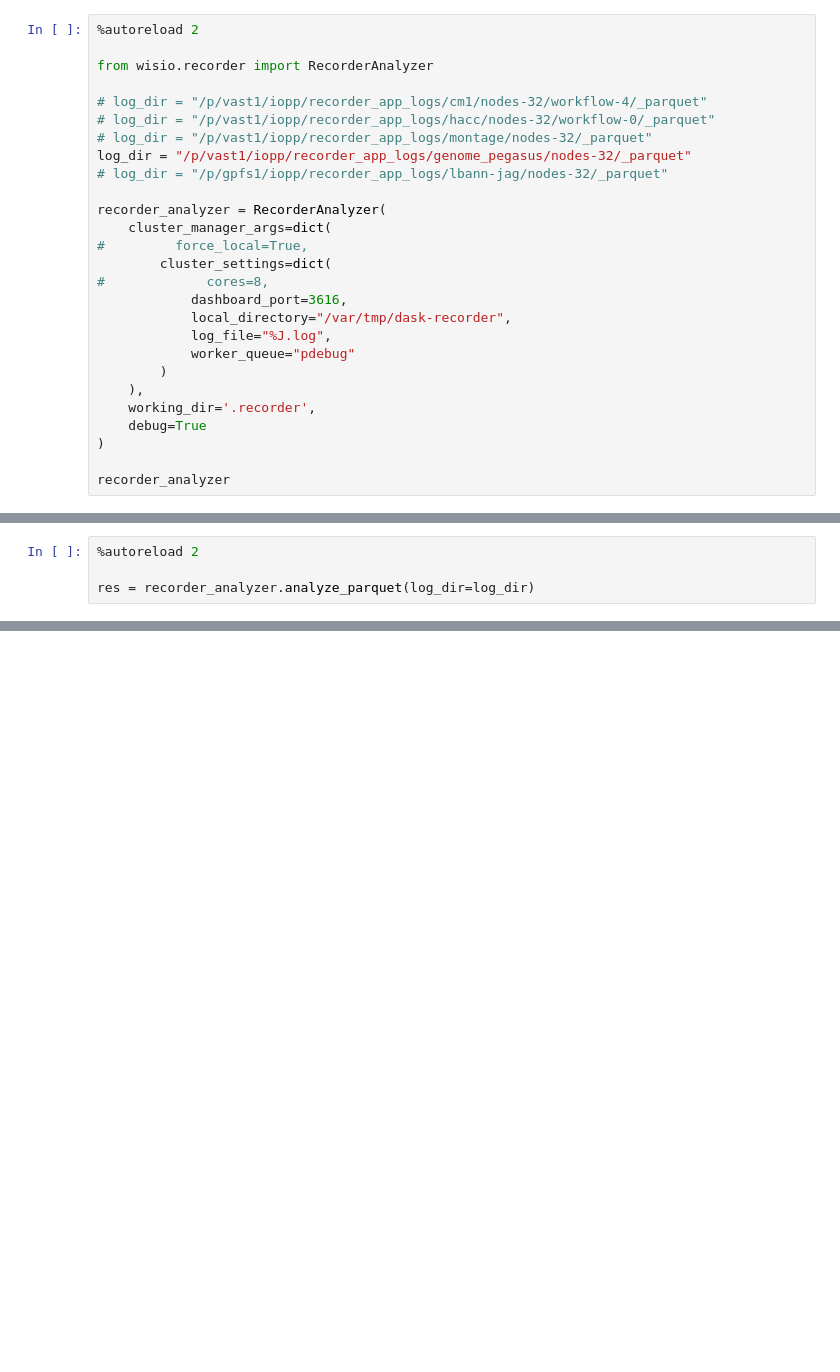
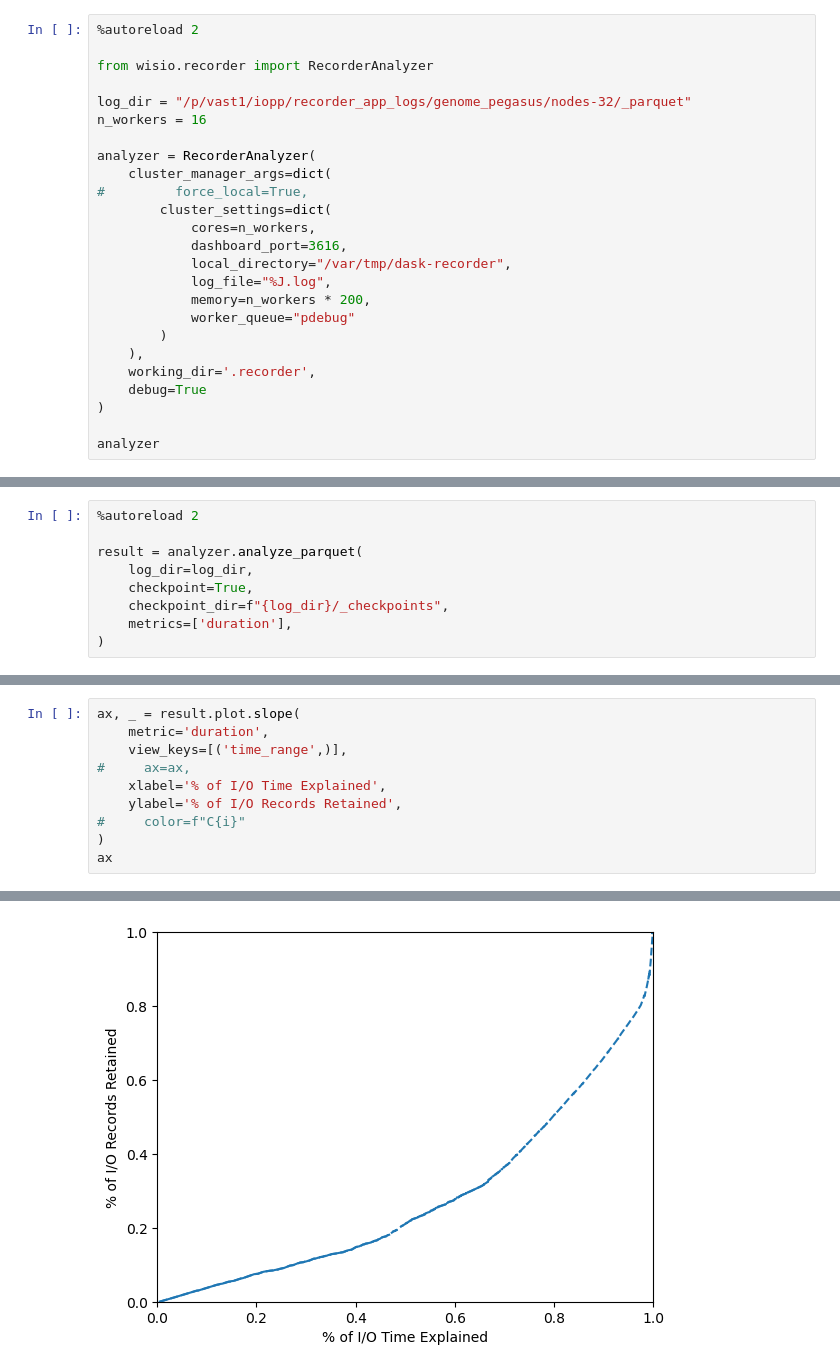
Before and after one commit to izzet/wisio, a Jupyter notebook: notebooks/recorder-genome.ipynb, the cells around one changed output, grey strips where cells are left out. Saved outputs shown, nothing was run; the diff lists cells and outputs as text; blank space fills up the shorter version.

Commit message:
Large workflows analyzed.

```diff
--- a/notebooks/recorder-genome.ipynb
+++ b/notebooks/recorder-genome.ipynb
@@ -28,20 +34,18 @@ time: 1.07 s (started: 2023-03-02 13:14:37 -08:00)
 
 from wisio.recorder import RecorderAnalyzer
 
-# log_dir = "/p/vast1/iopp/recorder_app_logs/cm1/nodes-32/workflow-4/_parquet"
-# log_dir = "/p/vast1/iopp/recorder_app_logs/hacc/nodes-32/workflow-0/_parquet"
-# log_dir = "/p/vast1/iopp/recorder_app_logs/montage/nodes-32/_parquet"
 log_dir = "/p/vast1/iopp/recorder_app_logs/genome_pegasus/nodes-32/_parquet"
-# log_dir = "/p/gpfs1/iopp/recorder_app_logs/lbann-jag/nodes-32/_parquet"
+n_workers = 16
 
-recorder_analyzer = RecorderAnalyzer(
+analyzer = RecorderAnalyzer(
     cluster_manager_args=dict(
 #         force_local=True,
         cluster_settings=dict(
-#             cores=8,
+            cores=n_workers,
             dashboard_port=3616,
             local_directory="/var/tmp/dask-recorder",
             log_file="%J.log",
+            memory=n_workers * 200,
             worker_queue="pdebug"
         )
     ),
@@ -49,6 +53,6 @@ recorder_analyzer = RecorderAnalyzer(
     debug=True
 )
 
-recorder_analyzer
+analyzer
 # %% [output]
 <wisio.recorder.RecorderAnalyzer at 0x...>
@@ -65,5 +81,10 @@ time: 742 µs (started: 2023-03-02 13:14:39 -08:00)
 # %%
 %autoreload 2
 
-res = recorder_analyzer.analyze_parquet(log_dir=log_dir)
+result = analyzer.analyze_parquet(
+    log_dir=log_dir,
+    checkpoint=True,
+    checkpoint_dir=f"{log_dir}/_checkpoints",
+    metrics=['duration'],
+)
 # %% [output]
@@ -236,0 +92,11 @@ time: 221 ms (started: 2023-01-13 05:52:16 -08:00)
+# %%
+ax, _ = result.plot.slope(
+    metric='duration',
+    view_keys=[('time_range',)],
+#     ax=ax,
+    xlabel='% of I/O Time Explained',
+    ylabel='% of I/O Records Retained',
+#     color=f"C{i}"
+)
+ax
+# %% [output]
@@ -236,0 +104 @@ time: 221 ms (started: 2023-01-13 05:52:16 -08:00)
+[figure, added]
```
Also changed, not shown: parts of 21 cells of this notebook, 2 other files.
